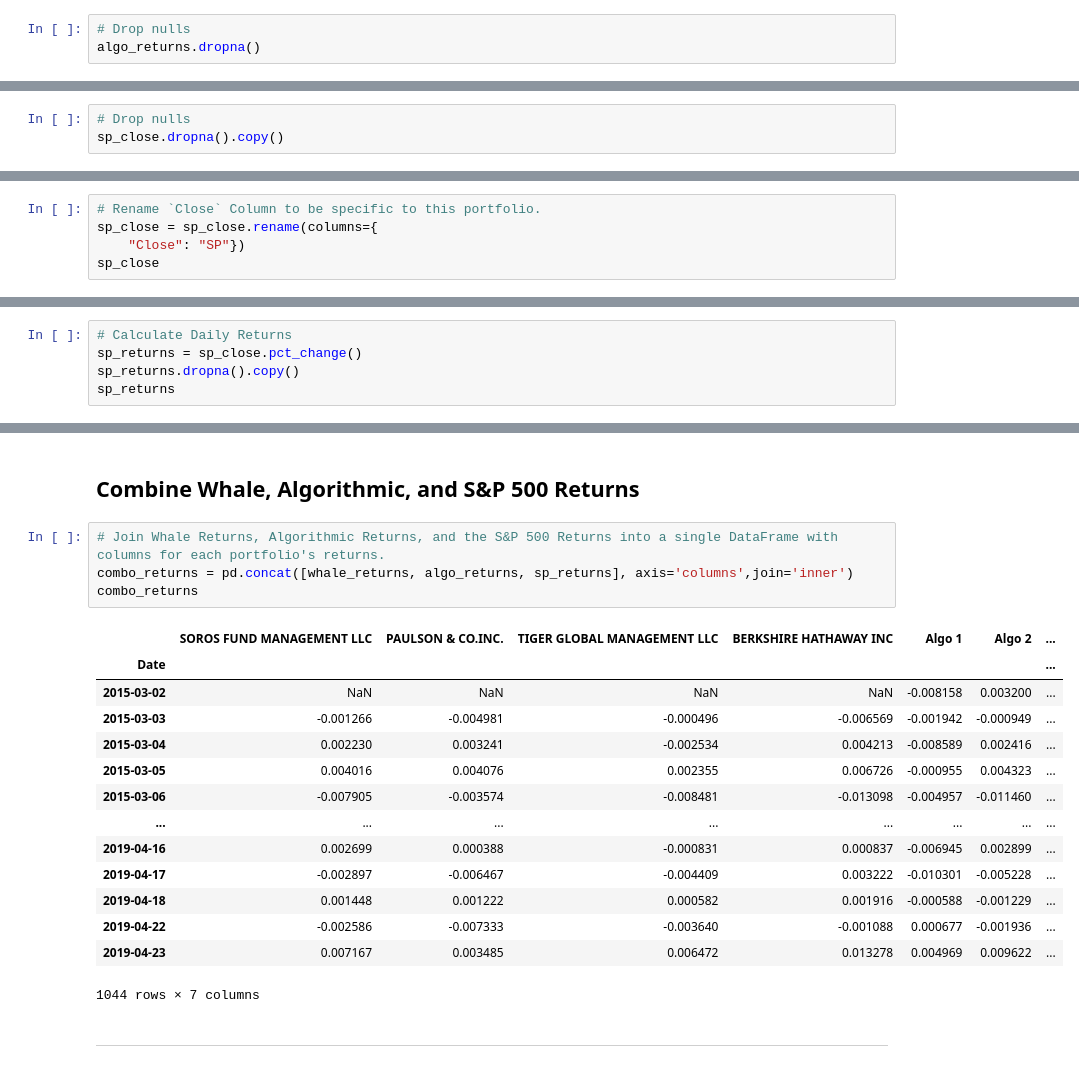
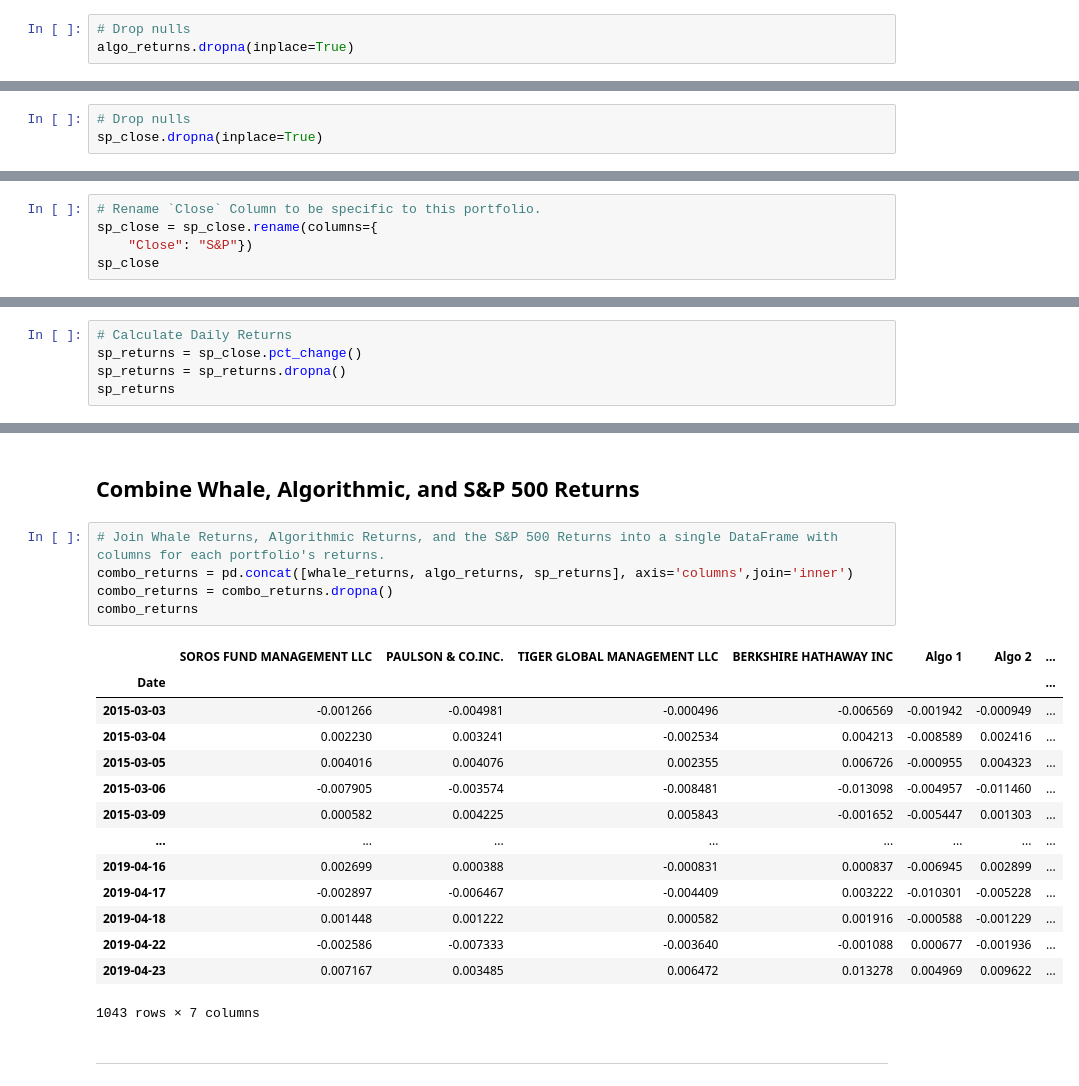
Before and after one commit to mnewk555/panda-homework, a Jupyter notebook: main.ipynb, the cells around one changed output, grey strips where cells are left out. Saved outputs shown, nothing was run; the diff lists cells and outputs as text.

```diff
--- a/main.ipynb
+++ b/main.ipynb
@@ -73,4 +62,4 @@ Algo 2    6
 dtype: int64
 # %%
 # Drop nulls
-algo_returns.dropna()
+algo_returns.dropna(inplace=True)
@@ -127,4 +101,4 @@ sp_close
 1649 rows × 2 columns
 # %%
 # Drop nulls
-sp_close.dropna().copy()
+sp_close.dropna(inplace=True)
@@ -165,6 +125,6 @@ sp_close
 # %%
 # Rename `Close` Column to be specific to this portfolio.
 sp_close = sp_close.rename(columns={
-    "Close": "SP"})
+    "Close": "S&P"})
 sp_close
 # %% [output]
@@ -185,6 +145,6 @@ sp_close
 # %%
 # Calculate Daily Returns
 sp_returns = sp_close.pct_change()
-sp_returns.dropna().copy()
+sp_returns = sp_returns.dropna()
 sp_returns
 # %% [output]
@@ -207,22 +167,23 @@ sp_returns
 # %%
 # Join Whale Returns, Algorithmic Returns, and the S&P 500 Returns into a single DataFrame with columns for each portfolio's returns.
 combo_returns = pd.concat([whale_returns, algo_returns, sp_returns], axis='columns',join='inner')
+combo_returns = combo_returns.dropna()
 combo_returns
 # %% [output]
 |  | SOROS FUND MANAGEMENT LLC | PAULSON & CO.INC. | TIGER GLOBAL MANAGEMENT LLC | BERKSHIRE HATHAWAY INC | Algo 1 | Algo 2 | ... |
 | Date |  |  |  |  |  |  | ... |
-| 2015-03-02 | NaN | NaN | NaN | NaN | -0.008158 | 0.003200 | ... |
 | 2015-03-03 | -0.001266 | -0.004981 | -0.000496 | -0.006569 | -0.001942 | -0.000949 | ... |
 | 2015-03-04 | 0.002230 | 0.003241 | -0.002534 | 0.004213 | -0.008589 | 0.002416 | ... |
 | 2015-03-05 | 0.004016 | 0.004076 | 0.002355 | 0.006726 | -0.000955 | 0.004323 | ... |
 | 2015-03-06 | -0.007905 | -0.003574 | -0.008481 | -0.013098 | -0.004957 | -0.011460 | ... |
+| 2015-03-09 | 0.000582 | 0.004225 | 0.005843 | -0.001652 | -0.005447 | 0.001303 | ... |
 | ... | ... | ... | ... | ... | ... | ... | ... |
 | 2019-04-16 | 0.002699 | 0.000388 | -0.000831 | 0.000837 | -0.006945 | 0.002899 | ... |
 | 2019-04-17 | -0.002897 | -0.006467 | -0.004409 | 0.003222 | -0.010301 | -0.005228 | ... |
 | 2019-04-18 | 0.001448 | 0.001222 | 0.000582 | 0.001916 | -0.000588 | -0.001229 | ... |
 | 2019-04-22 | -0.002586 | -0.007333 | -0.003640 | -0.001088 | 0.000677 | -0.001936 | ... |
 | 2019-04-23 | 0.007167 | 0.003485 | 0.006472 | 0.013278 | 0.004969 | 0.009622 | ... |
-1044 rows × 7 columns
+1043 rows × 7 columns
 # %% [markdown]
 ---
 # %% [markdown]
```
Also changed, not shown: parts of 44 cells of this notebook.
